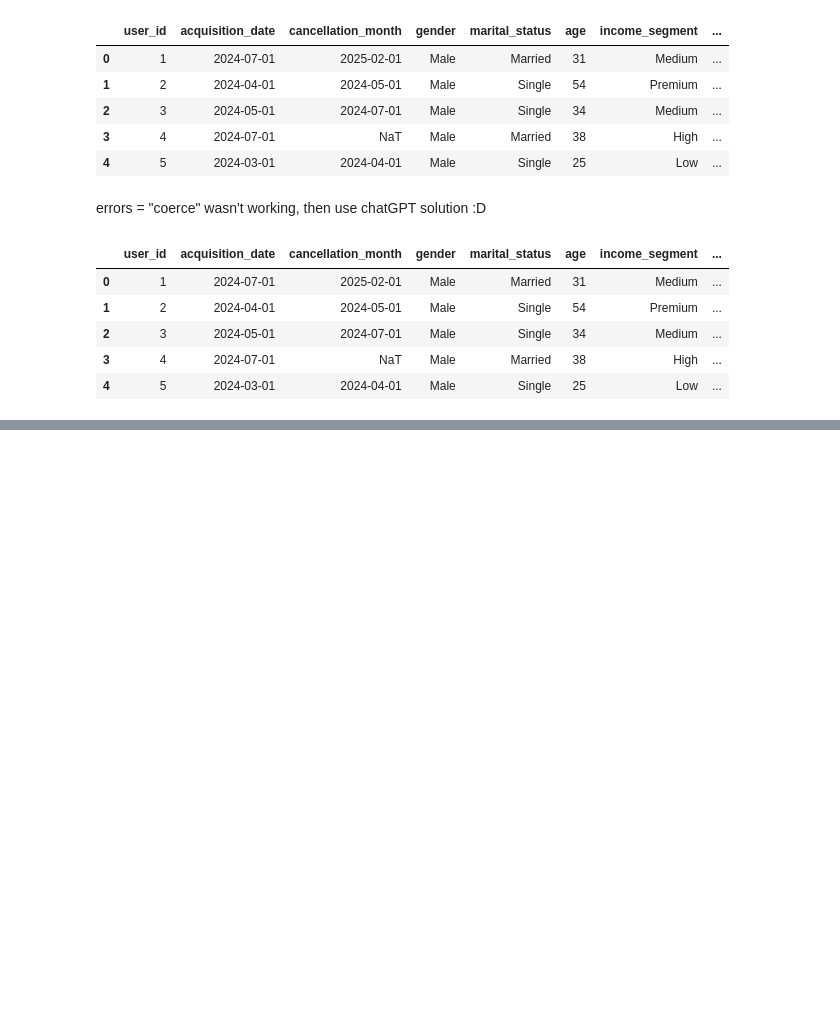
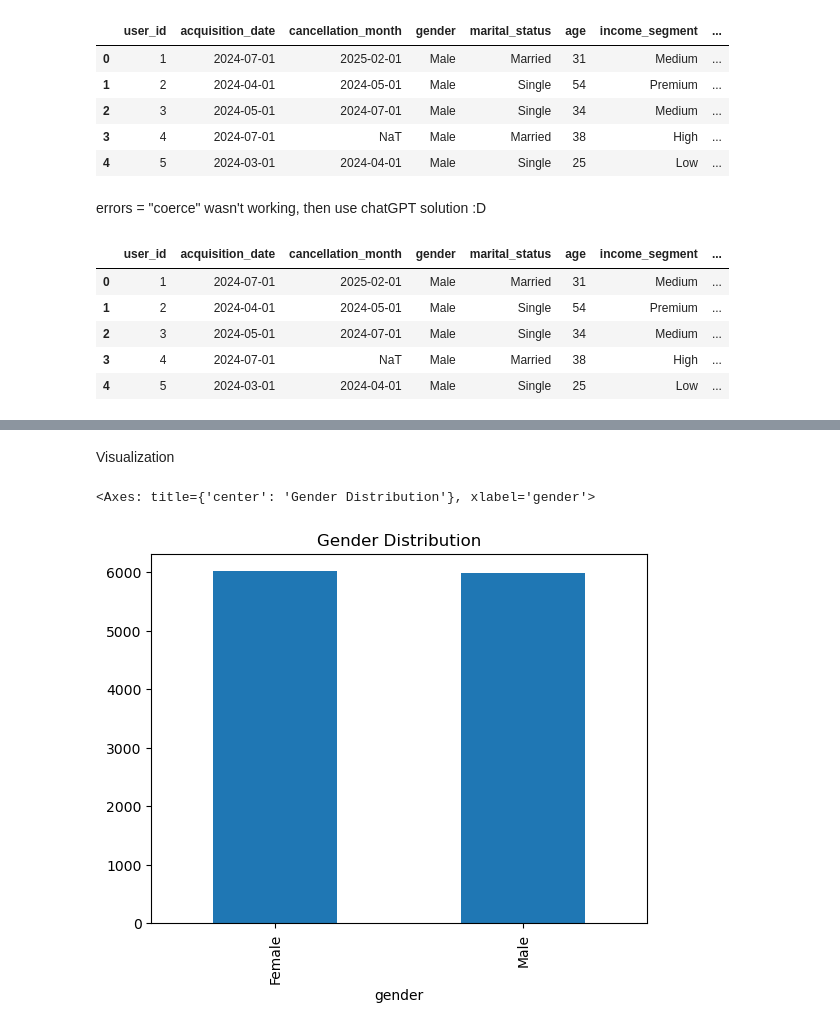
Before and after one commit to karamian-ani/data_analytics_with_python, a Jupyter notebook: notebooks/15_cohort_analysis.ipynb, the cells around one changed output, grey strips where cells are left out. Drawn from its saved outputs; the diff is of its cells as text; code cells hidden in the pictures; blank space fills up the shorter version.

```diff
--- a/notebooks/15_cohort_analysis.ipynb
+++ b/notebooks/15_cohort_analysis.ipynb
@@ -40,0 +99,4 @@ df.head()
+# %%
+df["acquisition_month"] = df["acquisition_date"].dt.to_period("M")
+
+df[["user_id", "acquisition_date", "acquisition_month"]].head()
@@ -40,0 +110,7 @@ df.head()
+# %% [markdown]
+Visualization
+# %%
+df["gender"].value_counts().plot(kind="bar", title="Gender Distribution")
+# %% [output]
+<Axes: title={'center': 'Gender Distribution'}, xlabel='gender'>
+[figure, added]
```
Also changed, not shown: parts of 17 cells of this notebook, 1 other file.
